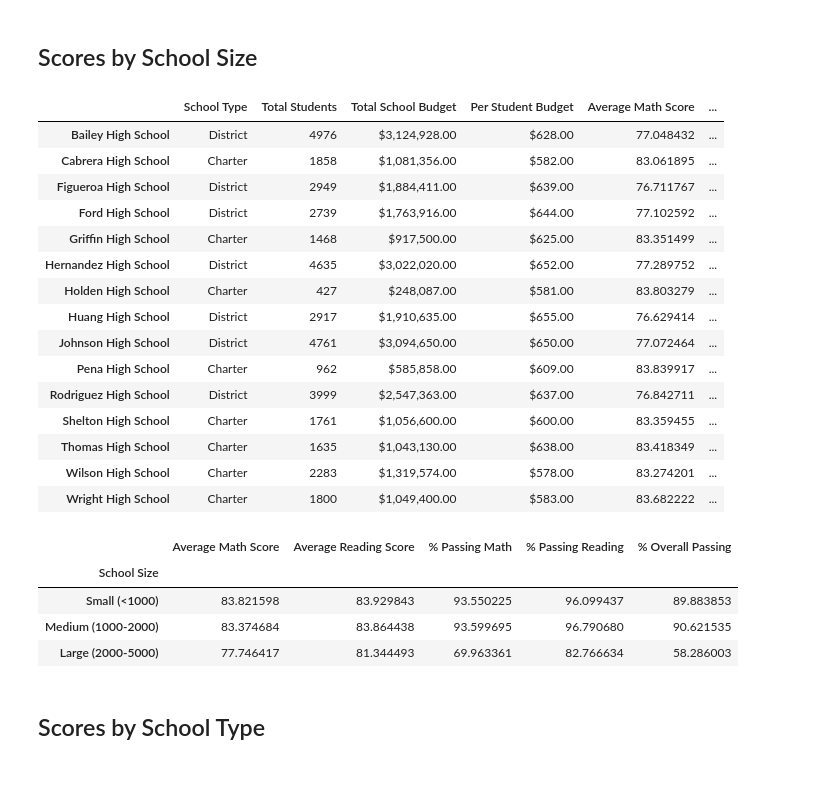
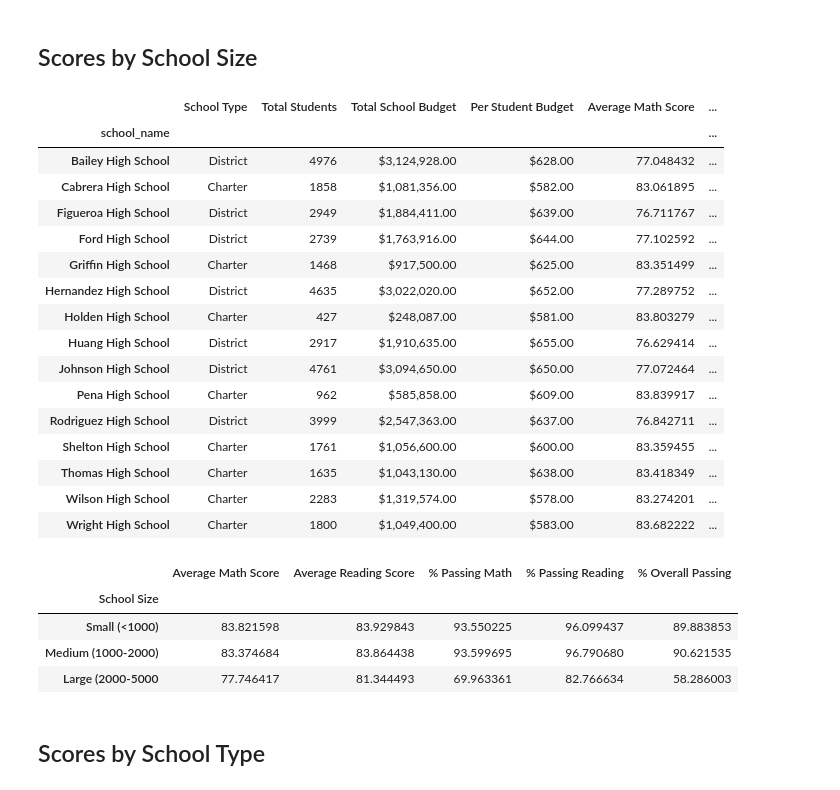
Before and after one commit to cmaijala/pandas-challenge, a Jupyter notebook: PyCitySchools/PyCitySchools_starter.ipynb, the cells around one changed output. Drawn from its saved outputs; the diff is of its cells as text; code cells hidden in the pictures.

Commit message:
Scores by School Spending, Size, and Type Completed

```diff
--- a/PyCitySchools/PyCitySchools_starter.ipynb
+++ b/PyCitySchools/PyCitySchools_starter.ipynb
@@ -656,10 +626,12 @@ labels = ["Small (<1000)", "Medium (1000-2000)", "Large (2000-5000)"]
 # Categorize the spending based on the bins
 # Use `pd.cut` on the "Total Students" column of the `per_school_summary` DataFrame.
 
-per_school_summary["School Size"] =
+per_school_summary["School Size"] = pd.cut(per_school_summary["Total Students"],
+                                           size_bins, labels=labels)
 per_school_summary
 # %% [output]
 |  | School Type | Total Students | Total School Budget | Per Student Budget | Average Math Score | ... |
+| school_name |  |  |  |  |  | ... |
 | Bailey High School | District | 4976 | $3,124,928.00 | $628.00 | 77.048432 | ... |
 | Cabrera High School | Charter | 1858 | $1,081,356.00 | $582.00 | 83.061895 | ... |
 | Figueroa High School | District | 2949 | $1,884,411.00 | $639.00 | 76.711767 | ... |
@@ -685,16 +657,27 @@ size_overall_passing = per_school_summary.groupby(["School Size"])["% Overall Pa
 # %%
 # Create a DataFrame called `size_summary` that breaks down school performance based on school size (small, medium, or large).
 # Use the scores above to create a new DataFrame called `size_summary`
-size_summary =
+bins_size = [0, 1000, 2000, 5000]
+different_ranges = ["Small (<1000)", "Medium (1000-2000)", "Large (2000-5000"]
+
+cols_to_convert = ["Average Math Score", "Average Reading Score", "% Passing Math", "% Passing Reading", "% Overall Passing"]
+per_school_summary[cols_to_convert] = per_school_summary[cols_to_convert].astype(float)
+
+
+per_school_summary["School Size"] = pd.cut(per_school_summary["Total Students"],
+                                     bins_size, labels=different_ranges)
+
+size_summary = per_school_summary.groupby(("School Size"), observed=False)
+size_summary = size_summary[["Average Math Score", "Average Reading Score", "% Passing Math", "% Passing Reading", "% Overall Passing"]]
 
 # Display results
-size_summary
+size_summary.mean()
 # %% [output]
 |  | Average Math Score | Average Reading Score | % Passing Math | % Passing Reading | % Overall Passing |
 | School Size |  |  |  |  |  |
 | Small (<1000) | 83.821598 | 83.929843 | 93.550225 | 96.099437 | 89.883853 |
 | Medium (1000-2000) | 83.374684 | 83.864438 | 93.599695 | 96.790680 | 90.621535 |
-| Large (2000-5000) | 77.746417 | 81.344493 | 69.963361 | 82.766634 | 58.286003 |
+| Large (2000-5000 | 77.746417 | 81.344493 | 69.963361 | 82.766634 | 58.286003 |
 # %% [markdown]
 ## Scores by School Type
 # %%
```
Also changed, not shown: parts of 10 cells of this notebook.
